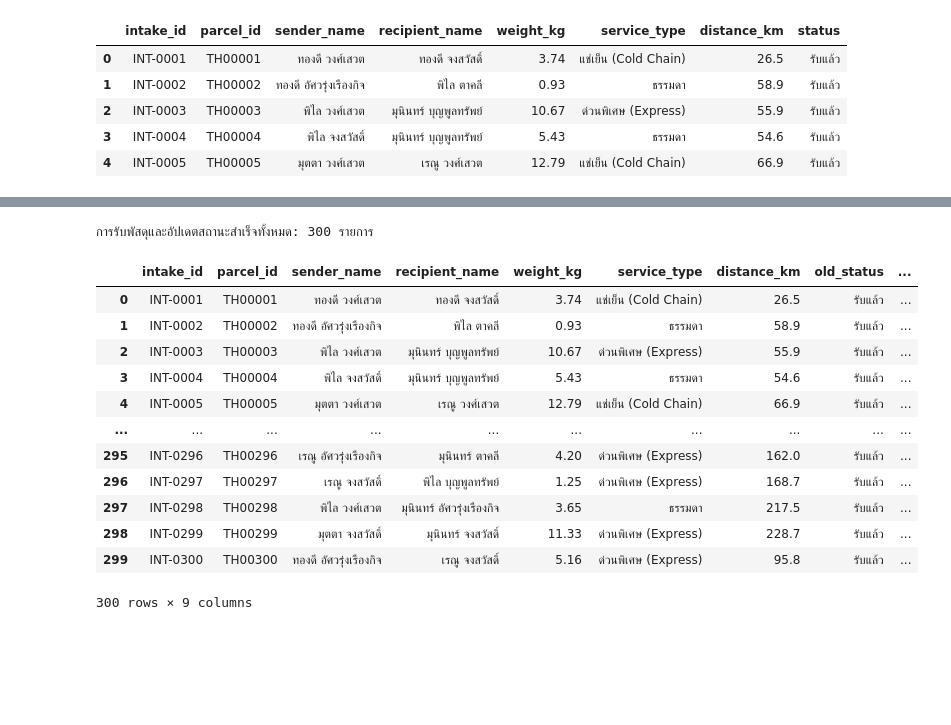
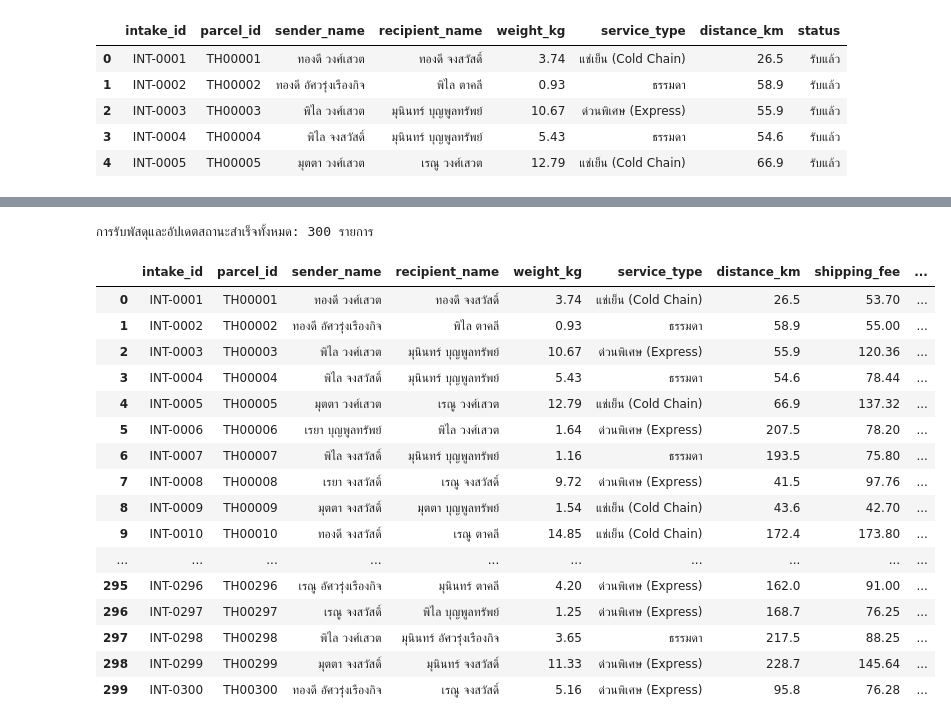
Before and after one commit to teemaphorn/delivery-project, a Jupyter notebook: Project_Parcel_Analysis.ipynb, the cells around one changed output, grey strips where cells are left out. Saved outputs shown, nothing was run; the diff lists cells and outputs as text; code cells hidden in the pictures; blank space fills up the shorter version.

```diff
--- a/Project_Parcel_Analysis.ipynb
+++ b/Project_Parcel_Analysis.ipynb
@@ -192,9 +192,13 @@ files.download("parcel_shipping_fee_300.csv")
 # %%
 import random
 import pandas as pd
+from IPython.display import display
 
+# ตั้งค่าให้แสดงผลตารางครบทั้ง 300 แถวโดยไม่ตัดทอน
+pd.set_option('display.max_rows', None)
+pd.set_option('display.max_columns', None)
 
-# 1. ประกาศ Class ParcelStatusTracker ก่อนใช้งาน
+# 1. ประกาศ Class ParcelStatusTracker
 class ParcelStatusTracker:
 
     def __init__(self, intake_id, parcel_id, recipient_name, old_status):
@@ -210,7 +214,7 @@ class ParcelStatusTracker:
             self.new_status = target_status
 
 
-# ---  วนลูปสุ่มอัปเดตสถานะใหม่ ---
+# --- 2. วนลูปสุ่มอัปเดตสถานะใหม่ ---
 status_options = ["รับแล้ว", "กำลังส่ง", "ส่งสำเร็จ"]
 updated_statuses = []
 
@@ -222,47 +226,53 @@ for idx, row in df_intake.iterrows():
         old_status=row["status"],
     )
 
     next_status = random.choice(status_options)
     tracker.update_status(next_status)
     updated_statuses.append(tracker.new_status)
 
-# สร้าง df_result และเพิ่มคอลัมน์สถานะ
+# 3. สร้าง df_result และเพิ่มคอลัมน์สถานะ
 df_result = df_intake.copy()
 df_result["old_status"] = df_result["status"]
 df_result["updated_status"] = updated_statuses
 
-# กำหนดการจัดเรียงคอลัมน์
+# 4. กำหนดการจัดเรียงคอลัมน์ (ดึงคอลัมน์ shipping_fee ของเพื่อนมาต่อได้เลย)
 columns_order = [
     "intake_id",
     "parcel_id",
     "sender_name",
     "recipient_name",
     "weight_kg",
     "service_type",
     "distance_km",
+    "shipping_fee",     # ดึงค่าจัดส่งจาก df_intake ที่เพื่อนคำนวณไว้แล้ว
     "old_status",
     "updated_status",
 ]
 
 df_result = df_result[columns_order]
 
-# บันทึกไฟล์ CSV
+# 5. บันทึกไฟล์ CSV
 df_result.to_csv("parcel_tracked_300.csv", index=False, encoding="utf-8-sig")
 
 print(f"การรับพัสดุและอัปเดตสถานะสำเร็จทั้งหมด: {len(df_result)} รายการ")
-df_result
+
+display(df_result)
 # %% [output]
 การรับพัสดุและอัปเดตสถานะสำเร็จทั้งหมด: 300 รายการ
-|  | intake_id | parcel_id | sender_name | recipient_name | weight_kg | service_type | distance_km | old_status | ... |
-| 0 | INT-0001 | TH00001 | ทองดี วงศ์เสวต | ทองดี จงสวัสดิ์ | 3.74 | แช่เย็น (Cold Chain) | 26.5 | รับแล้ว | ... |
-| 1 | INT-0002 | TH00002 | ทองดี อัศวรุ่งเรืองกิจ | พิไล ตาคลี | 0.93 | ธรรมดา | 58.9 | รับแล้ว | ... |
-| 2 | INT-0003 | TH00003 | พิไล วงศ์เสวต | มุนินทร์ บุญพูลทรัพย์ | 10.67 | ด่วนพิเศษ (Express) | 55.9 | รับแล้ว | ... |
-| 3 | INT-0004 | TH00004 | พิไล จงสวัสดิ์ | มุนินทร์ บุญพูลทรัพย์ | 5.43 | ธรรมดา | 54.6 | รับแล้ว | ... |
-| 4 | INT-0005 | TH00005 | มุตตา วงศ์เสวต | เรณู วงศ์เสวต | 12.79 | แช่เย็น (Cold Chain) | 66.9 | รับแล้ว | ... |
+|  | intake_id | parcel_id | sender_name | recipient_name | weight_kg | service_type | distance_km | shipping_fee | ... |
+| 0 | INT-0001 | TH00001 | ทองดี วงศ์เสวต | ทองดี จงสวัสดิ์ | 3.74 | แช่เย็น (Cold Chain) | 26.5 | 53.70 | ... |
+| 1 | INT-0002 | TH00002 | ทองดี อัศวรุ่งเรืองกิจ | พิไล ตาคลี | 0.93 | ธรรมดา | 58.9 | 55.00 | ... |
+| 2 | INT-0003 | TH00003 | พิไล วงศ์เสวต | มุนินทร์ บุญพูลทรัพย์ | 10.67 | ด่วนพิเศษ (Express) | 55.9 | 120.36 | ... |
+| 3 | INT-0004 | TH00004 | พิไล จงสวัสดิ์ | มุนินทร์ บุญพูลทรัพย์ | 5.43 | ธรรมดา | 54.6 | 78.44 | ... |
+| 4 | INT-0005 | TH00005 | มุตตา วงศ์เสวต | เรณู วงศ์เสวต | 12.79 | แช่เย็น (Cold Chain) | 66.9 | 137.32 | ... |
+| 5 | INT-0006 | TH00006 | เรยา บุญพูลทรัพย์ | พิไล วงศ์เสวต | 1.64 | ด่วนพิเศษ (Express) | 207.5 | 78.20 | ... |
+| 6 | INT-0007 | TH00007 | พิไล จงสวัสดิ์ | มุนินทร์ บุญพูลทรัพย์ | 1.16 | ธรรมดา | 193.5 | 75.80 | ... |
+| 7 | INT-0008 | TH00008 | เรยา จงสวัสดิ์ | เรณู จงสวัสดิ์ | 9.72 | ด่วนพิเศษ (Express) | 41.5 | 97.76 | ... |
+| 8 | INT-0009 | TH00009 | มุตตา จงสวัสดิ์ | มุตตา บุญพูลทรัพย์ | 1.54 | แช่เย็น (Cold Chain) | 43.6 | 42.70 | ... |
+| 9 | INT-0010 | TH00010 | ทองดี จงสวัสดิ์ | เรณู ตาคลี | 14.85 | แช่เย็น (Cold Chain) | 172.4 | 173.80 | ... |
 | ... | ... | ... | ... | ... | ... | ... | ... | ... | ... |
-| 295 | INT-0296 | TH00296 | เรณู อัศวรุ่งเรืองกิจ | มุนินทร์ ตาคลี | 4.20 | ด่วนพิเศษ (Express) | 162.0 | รับแล้ว | ... |
-| 296 | INT-0297 | TH00297 | เรณู จงสวัสดิ์ | พิไล บุญพูลทรัพย์ | 1.25 | ด่วนพิเศษ (Express) | 168.7 | รับแล้ว | ... |
-| 297 | INT-0298 | TH00298 | พิไล วงศ์เสวต | มุนินทร์ อัศวรุ่งเรืองกิจ | 3.65 | ธรรมดา | 217.5 | รับแล้ว | ... |
-| 298 | INT-0299 | TH00299 | มุตตา จงสวัสดิ์ | มุนินทร์ จงสวัสดิ์ | 11.33 | ด่วนพิเศษ (Express) | 228.7 | รับแล้ว | ... |
-| 299 | INT-0300 | TH00300 | ทองดี อัศวรุ่งเรืองกิจ | เรณู จงสวัสดิ์ | 5.16 | ด่วนพิเศษ (Express) | 95.8 | รับแล้ว | ... |
+| 295 | INT-0296 | TH00296 | เรณู อัศวรุ่งเรืองกิจ | มุนินทร์ ตาคลี | 4.20 | ด่วนพิเศษ (Express) | 162.0 | 91.00 | ... |
+| 296 | INT-0297 | TH00297 | เรณู จงสวัสดิ์ | พิไล บุญพูลทรัพย์ | 1.25 | ด่วนพิเศษ (Express) | 168.7 | 76.25 | ... |
+| 297 | INT-0298 | TH00298 | พิไล วงศ์เสวต | มุนินทร์ อัศวรุ่งเรืองกิจ | 3.65 | ธรรมดา | 217.5 | 88.25 | ... |
+| 298 | INT-0299 | TH00299 | มุตตา จงสวัสดิ์ | มุนินทร์ จงสวัสดิ์ | 11.33 | ด่วนพิเศษ (Express) | 228.7 | 145.64 | ... |
+| 299 | INT-0300 | TH00300 | ทองดี อัศวรุ่งเรืองกิจ | เรณู จงสวัสดิ์ | 5.16 | ด่วนพิเศษ (Express) | 95.8 | 76.28 | ... |
-300 rows × 9 columns
```
